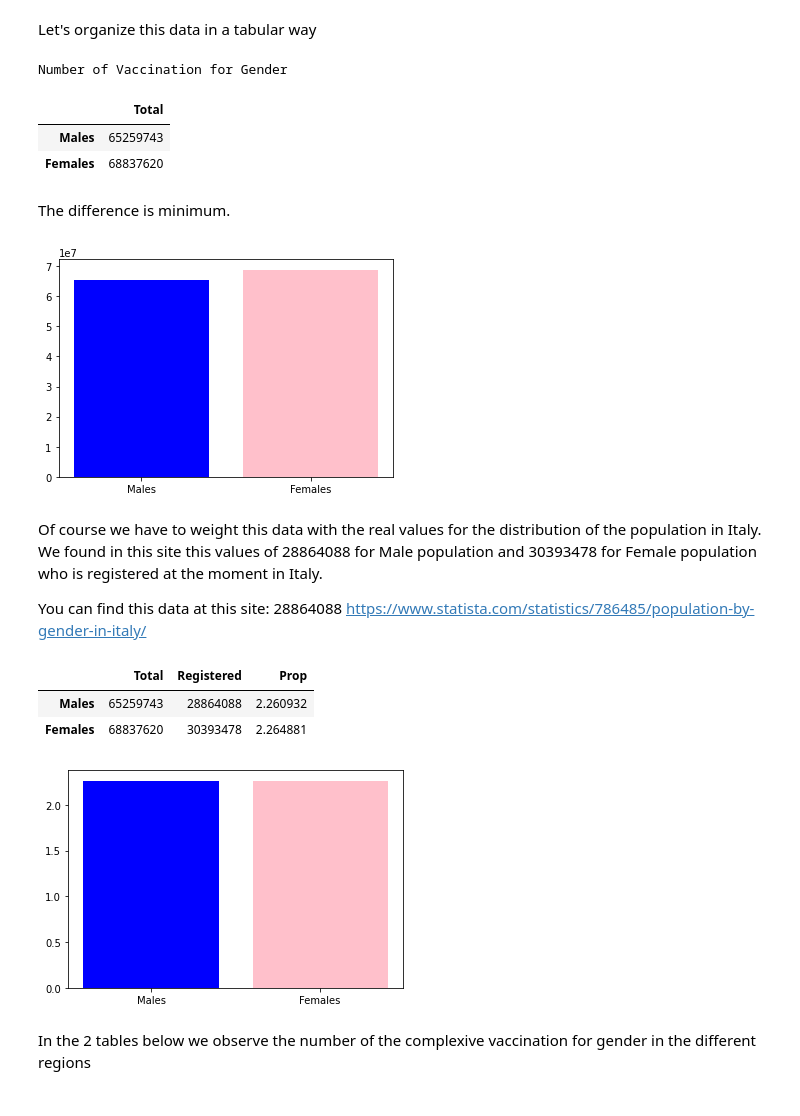
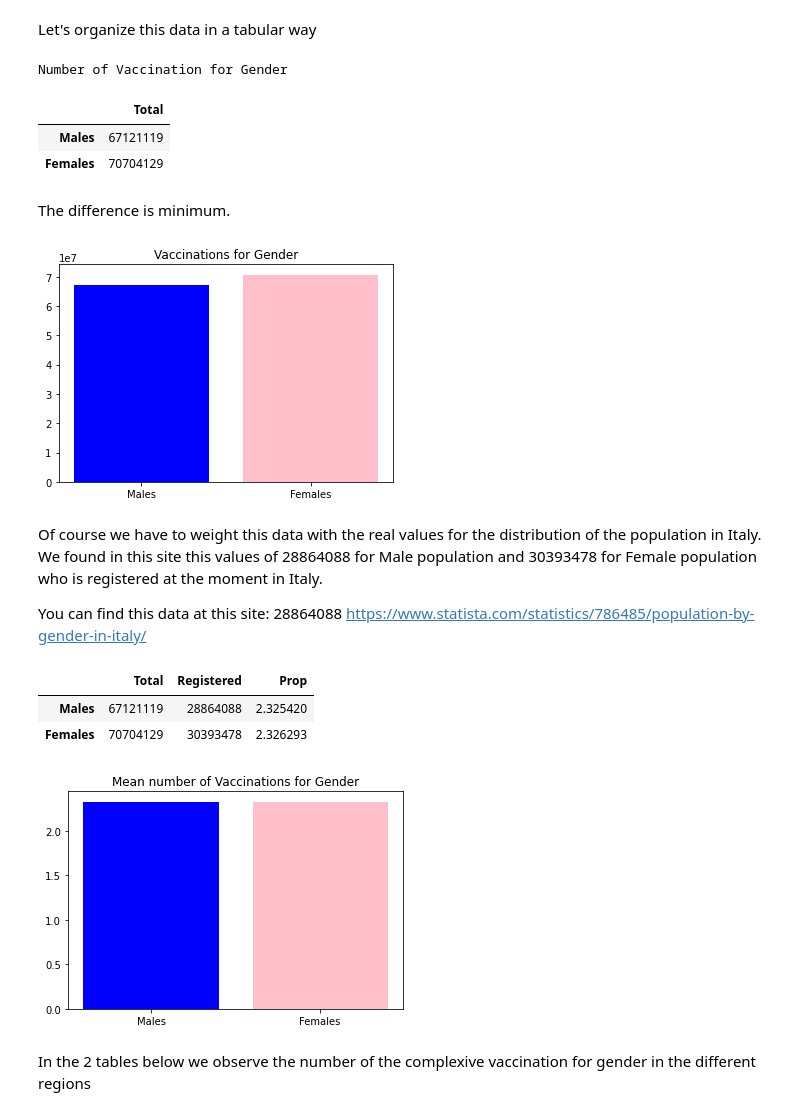
Before and after one commit to dango80/Kaggle-survey-2021, a Jupyter notebook: italian-vaccination.ipynb, the cells around one changed output. Drawn from its saved outputs; the diff is of its cells as text; code cells hidden in the pictures.

Commit message:
Kaggle Notebook | Italian Vaccination | Version 28

```diff
--- a/italian-vaccination.ipynb
+++ b/italian-vaccination.ipynb
@@ -214,7 +229,7 @@ data.females.sum(),data.males.sum()
 Let's organize this data in a tabular way
 # %%
 print("Number of Vaccination for Gender")
-tot=np.array([data.males.sum(),data.females.sum()])
+tot=np.array([data.m.sum(),data.f.sum()])
 tot=pd.DataFrame(tot,index=["Males","Females"])
 tot.columns=["Total"]
 tot.gender=["Males","Females"]
@@ -222,19 +237,19 @@ tot
 # %% [output]
 Number of Vaccination for Gender
 |  | Total |
-| Males | 65259743 |
-| Females | 68837620 |
+| Males | 67121119 |
+| Females | 70704129 |
 # %% [markdown]
 The difference is minimum.
 # %%
-
+plt.title("Vaccinations for Gender")
 #plt.bar(tot.index,list(tot["Total"].value_counts()),color=["b","pink"])
 plt.bar(tot.index,list(tot["Total"]),color= ["b","pink"])
 #plt.bar(list(tot["Total"].value_counts()[0:1].keys()),list(tot["Total"].value_counts()[0:1]))
 #plt.bar(list(fifa['nationality'].value_counts()[0:5].keys()),list(fifa['nationality'].value_counts()[0:5]),color="g")
 plt.show()
 # %% [output]
-[figure, old version]
+[figure, new version]
 # %% [markdown]
 Of course we have to weight this data with the real  values for the distribution of the population in Italy.
 We found in this site this values of 28864088 for Male population and 30393478 for Female population who is registered at the moment in Italy.
@@ -248,15 +263,16 @@ tot["Prop"]=tot.Total/tot.Registered
 tot
 # %% [output]
 |  | Total | Registered | Prop |
-| Males | 65259743 | 28864088 | 2.260932 |
-| Females | 68837620 | 30393478 | 2.264881 |
+| Males | 67121119 | 28864088 | 2.325420 |
+| Females | 70704129 | 30393478 | 2.326293 |
 # %%
+plt.title("Mean number of Vaccinations for Gender")
 plt.bar(tot.index,list(tot["Prop"]),color=["b","pink"])
 #plt.bar(list(tot["Total"].value_counts()[0:1].keys()),list(tot["Total"].value_counts()[0:1]))
 #plt.bar(list(fifa['nationality'].value_counts()[0:5].keys()),list(fifa['nationality'].value_counts()[0:5]),color="g")
 plt.show()
 # %% [output]
-[figure, old version]
+[figure, new version]
 # %% [markdown]
 In the 2 tables below we observe the number of the complexive vaccination for gender in the different regions
 # %%
```
Also changed, not shown: parts of 115 cells of this notebook.
